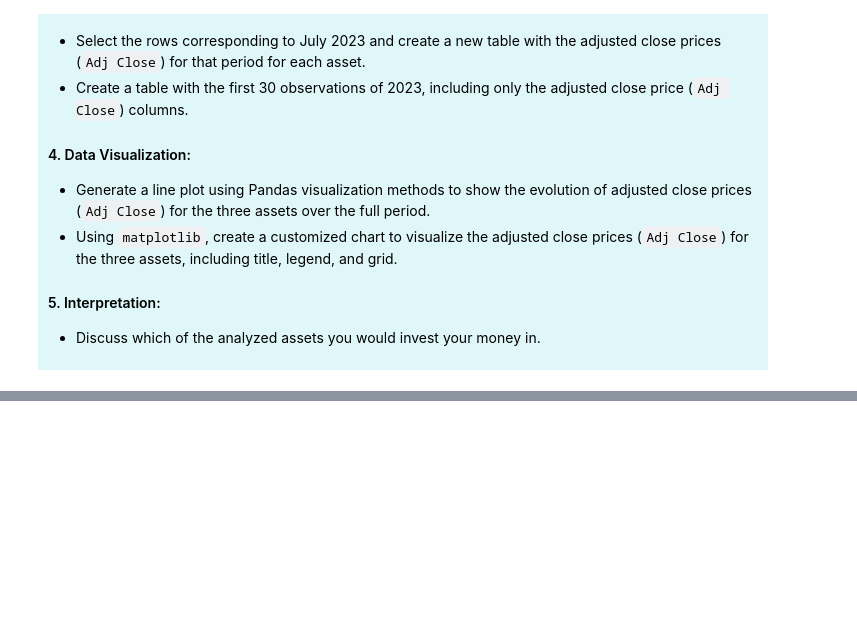
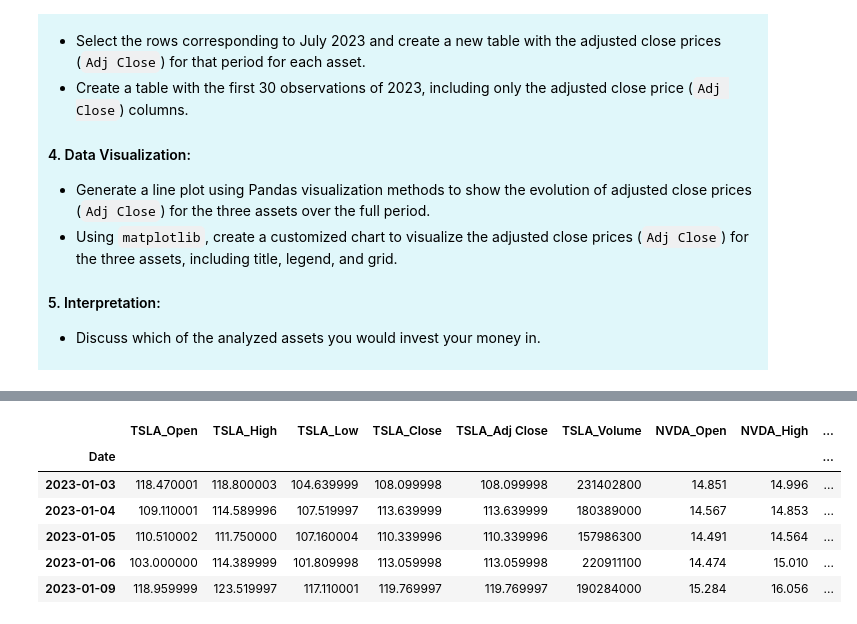
Before and after one commit to nachofga/finanzas-tecnologia-practicas, a Jupyter notebook: src/01_01_Descarga_y_descripción_de_activos_financieros.ipynb, the cells around one changed output, grey strips where cells are left out. Cells and saved outputs as stored; diff of their text form; code cells hidden in the pictures; blank space fills up the shorter version.

```diff
--- a/src/01_01_Descarga_y_descripción_de_activos_financieros.ipynb
+++ b/src/01_01_Descarga_y_descripción_de_activos_financieros.ipynb
@@ -1112,3 +1235,12 @@ plt.show()
 - Discuss which of the analyzed assets you would invest your money in.
 
 </div>
+# %%
+import yfinance as yf
+
+
+tsla = yf.download("TSLA", start="2023-01-01", end="2023-08-31")
+
+nvda = yf.download("NVDA", start="2023-01-01", end="2023-08-31")
+
+meta = yf.download("META", start="2023-01-01", end="2023-08-31")
@@ -1114,0 +1261,3 @@ plt.show()
+# %%
+tsla = tsla.rename(columns={"Open": "TSLA_Open", "High": "TSLA_High", "Low": "TSLA_Low", "Close": "TSLA_Close", "Adj Close": "TSLA_Adj Close", "Volume": "TSLA_Volume"})
+tsla.head()
@@ -1114,0 +1272,3 @@ plt.show()
+# %%
+nvda = nvda.rename(columns={"Open": "NVDA_Open", "High": "NVDA_High", "Low": "NVDA_Low", "Close": "NVDA_Close", "Adj Close": "NVDA_Adj Close", "Volume": "NVDA_Volume"})
+nvda.head()
@@ -1114,0 +1283,13 @@ plt.show()
+# %%
+meta = meta.rename(columns={"Open": "META_Open", "High": "META_High", "Low": "META_Low", "Close": "META_Close", "Adj Close": "META_Adj Close", "Volume": "META_Volume"})
+# %%
+df_concat = pd.concat([tsla, nvda, meta],join = 'inner', axis=1)
+df_concat.head()
+# %% [output]
+|  | TSLA_Open | TSLA_High | TSLA_Low | TSLA_Close | TSLA_Adj Close | TSLA_Volume | NVDA_Open | NVDA_High | ... |
+| Date |  |  |  |  |  |  |  |  | ... |
+| 2023-01-03 | 118.470001 | 118.800003 | 104.639999 | 108.099998 | 108.099998 | 231402800 | 14.851 | 14.996 | ... |
+| 2023-01-04 | 109.110001 | 114.589996 | 107.519997 | 113.639999 | 113.639999 | 180389000 | 14.567 | 14.853 | ... |
+| 2023-01-05 | 110.510002 | 111.750000 | 107.160004 | 110.339996 | 110.339996 | 157986300 | 14.491 | 14.564 | ... |
+| 2023-01-06 | 103.000000 | 114.389999 | 101.809998 | 113.059998 | 113.059998 | 220911100 | 14.474 | 15.010 | ... |
+| 2023-01-09 | 118.959999 | 123.519997 | 117.110001 | 119.769997 | 119.769997 | 190284000 | 15.284 | 16.056 | ... |
```
Also changed, not shown: parts of 26 cells of this notebook, 1 other file.
